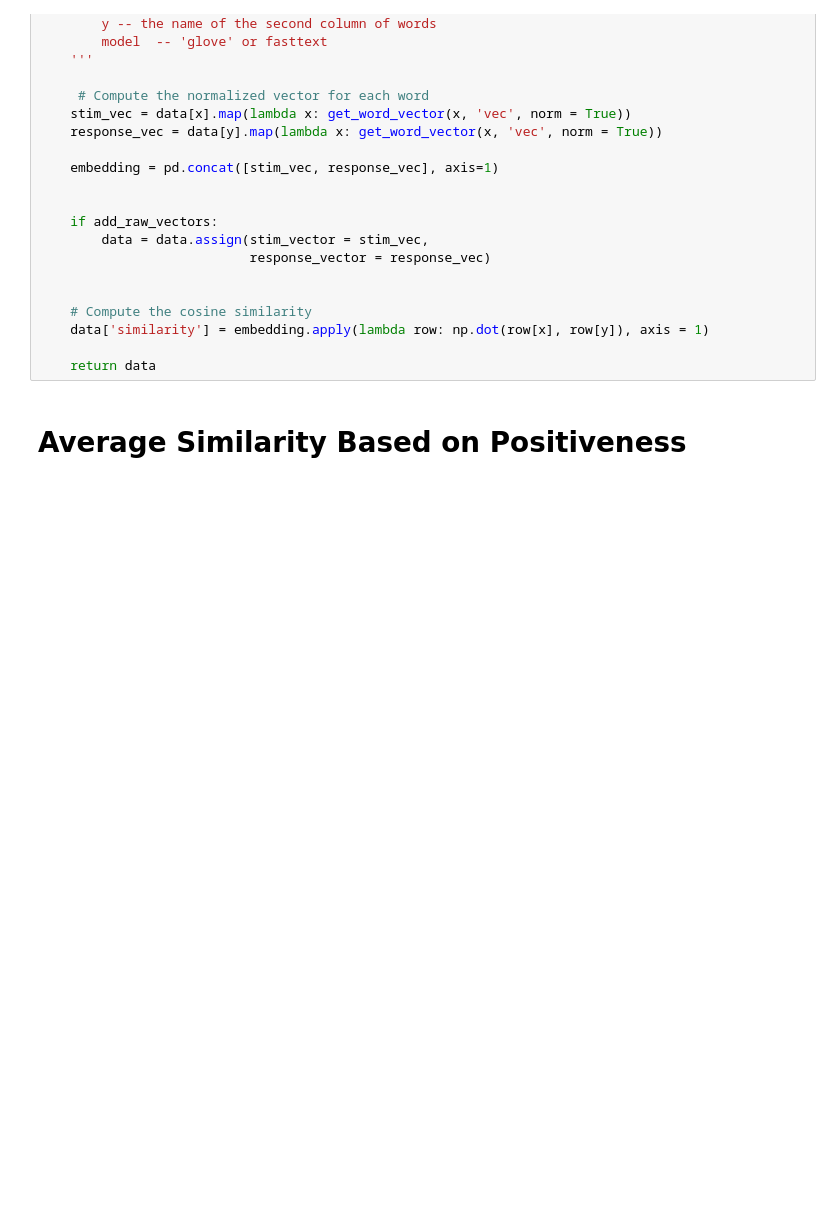
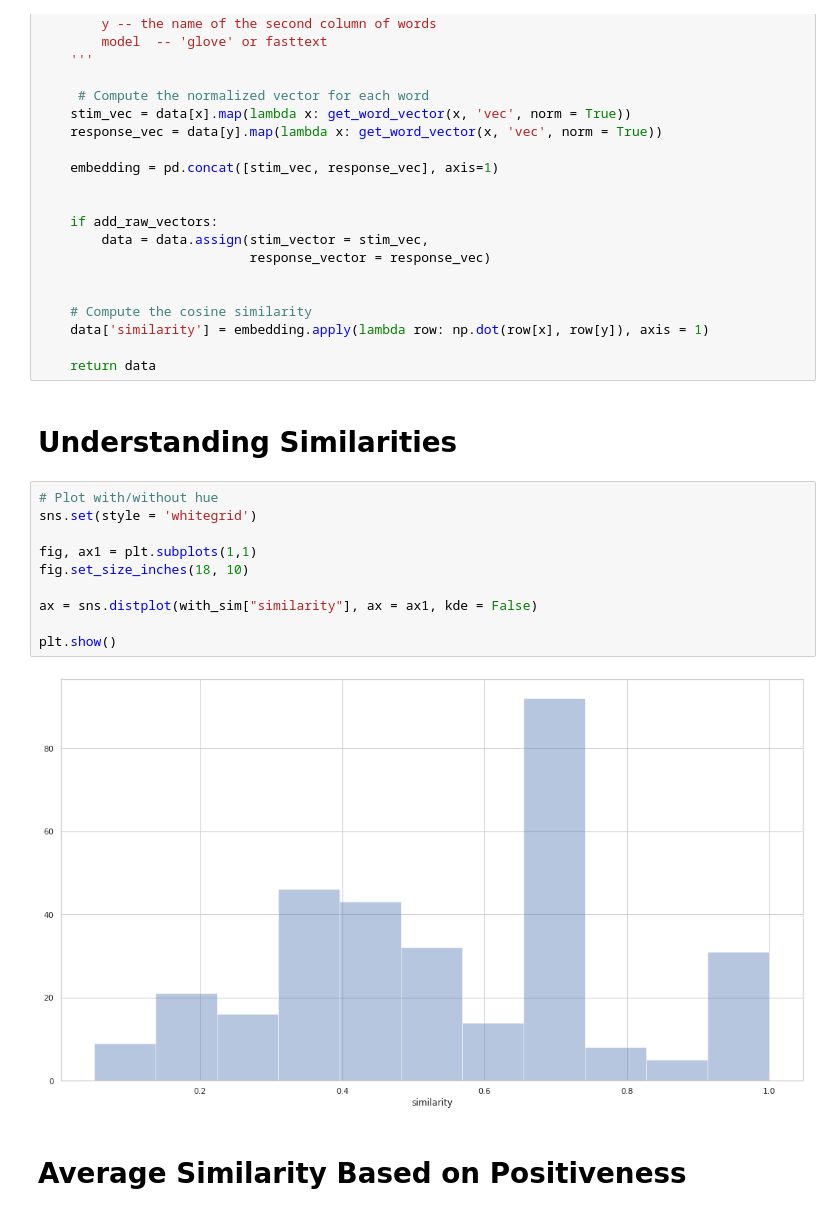
Before and after one commit to mhtess/comparison-class, a Jupyter notebook: analysis/Embedding Analysis.ipynb, the cells around one changed output. Cells and saved outputs as stored; diff of their text form; blank space fills up the shorter version.

Commit message:
Start preprocessing (lower-case, lemmatization, etc), Looking at similarity distribution

```diff
--- a/analysis/Embedding Analysis.ipynb
+++ b/analysis/Embedding Analysis.ipynb
@@ -126,6 +169,20 @@ def append_similarity(data, x = 'np', y = 'response', add_raw_vectors = False):
     data['similarity'] = embedding.apply(lambda row: np.dot(row[x], row[y]), axis = 1)
 
     return data
+# %% [markdown]
+# Understanding Similarities
+# %%
+# Plot with/without hue
+sns.set(style = 'whitegrid')
+
+fig, ax1 = plt.subplots(1,1)
+fig.set_size_inches(18, 10)
+
+ax = sns.distplot(with_sim["similarity"], ax = ax1, kde = False)
+
+plt.show()
+# %% [output]
+[figure, added]
 # %% [markdown]
 # Average Similarity Based on Positiveness
 # %%
```
Also changed, not shown: parts of 7 cells of this notebook.
